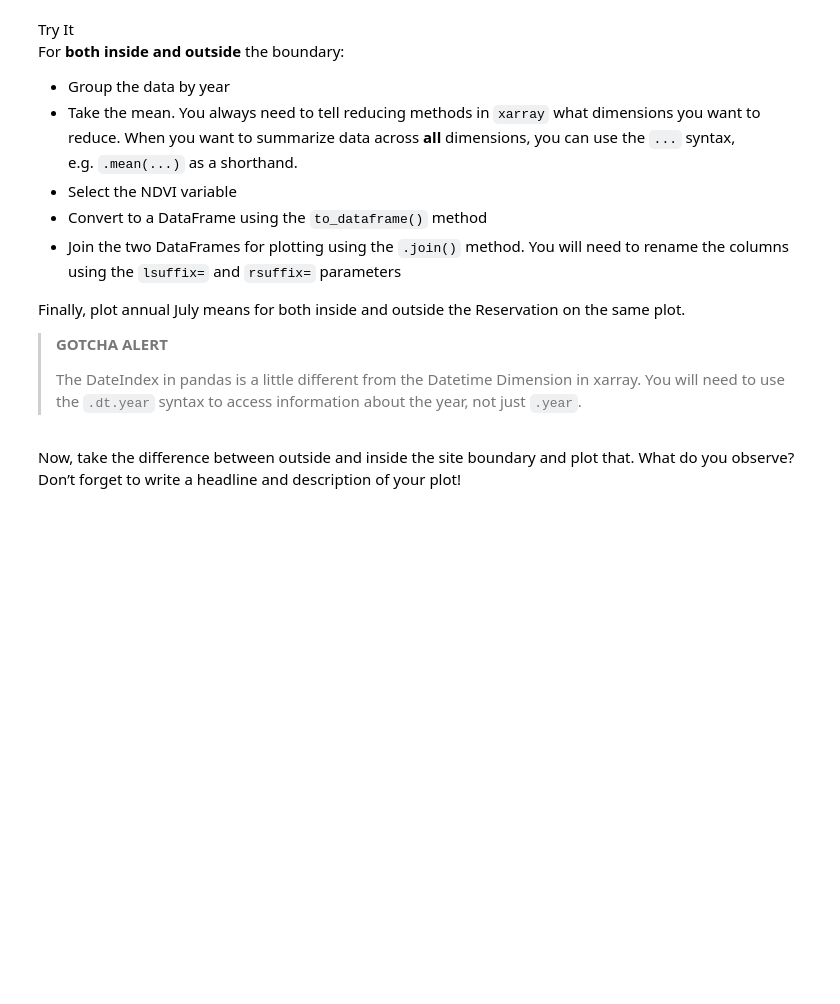
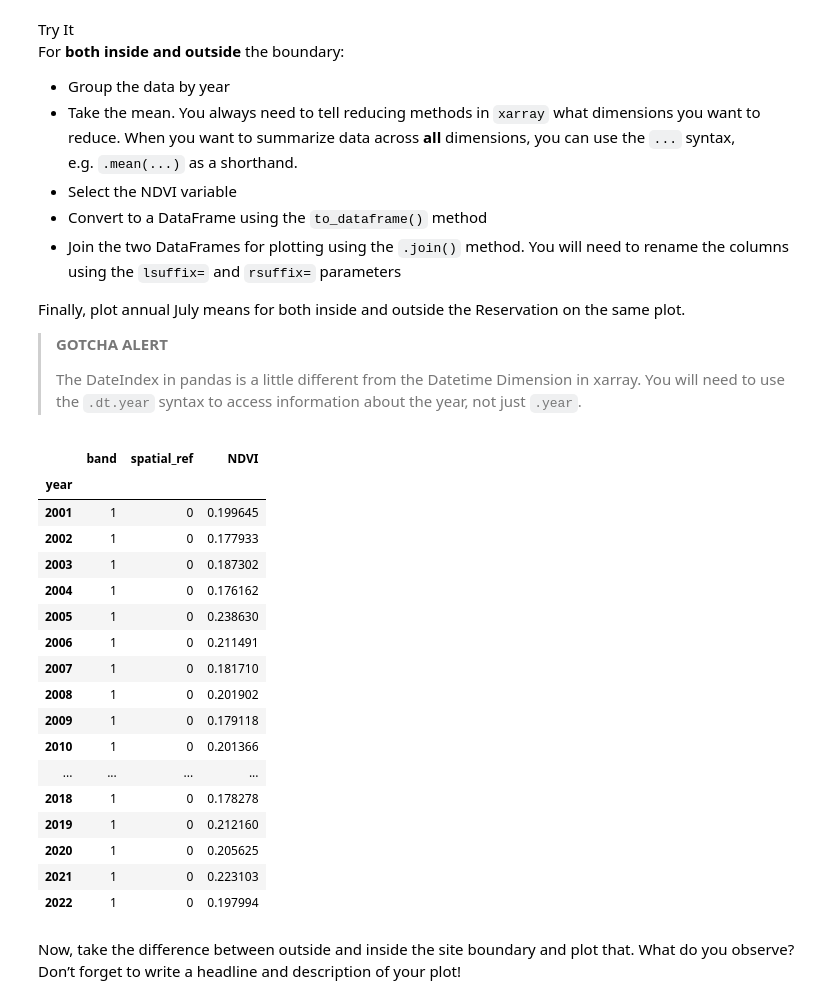
Before and after one commit to earthlab-education/04-vegetation-Livian-Von-Dran, a Jupyter notebook: notebooks/vegetation-04-summarize.ipynb, the cells around one changed output. Drawn from its saved outputs; the diff is of its cells as text; code cells hidden in the pictures; blank space fills up the shorter version.

```diff
--- a/notebooks/vegetation-04-summarize.ipynb
+++ b/notebooks/vegetation-04-summarize.ipynb
@@ -126,4 +126,8 @@ textbook](https://www.earthdatascience.org/courses/use-data-open-source-python/i
 > when clipping - you will probably find that otherwise the cell below
 > crashes your kernel.
 # %%
-# Clip data to both inside and outside the boundary
+# Clip the NDVI data to both inside and outside the boundary
+
+# Start by printing the area inside the boundary
+ndvi_inside = ndvi_da.rio.clip(gr_boundary_gdf.geometry, from_disk=True)
+print(ndvi_inside)
@@ -155,4 +186,27 @@ Reservation on the same plot.</p></div></div>
 > Dimension in xarray. You will need to use the `.dt.year` syntax to
 > access information about the year, not just `.year`.
 # %%
-# Compute mean annual July NDVI
+# Compute the mean annual July NDVI
+# Group by year, calculate the NDVI average, then convert to a df
+july_inside_ndvi_df = ndvi_inside.groupby(
+    ndvi_inside.date.dt.year).mean(...).NDVI.to_dataframe()
+july_inside_ndvi_df
+# %% [output]
+|  | band | spatial_ref | NDVI |
+| year |  |  |  |
+| 2001 | 1 | 0 | 0.199645 |
+| 2002 | 1 | 0 | 0.177933 |
+| 2003 | 1 | 0 | 0.187302 |
+| 2004 | 1 | 0 | 0.176162 |
+| 2005 | 1 | 0 | 0.238630 |
+| 2006 | 1 | 0 | 0.211491 |
+| 2007 | 1 | 0 | 0.181710 |
+| 2008 | 1 | 0 | 0.201902 |
+| 2009 | 1 | 0 | 0.179118 |
+| 2010 | 1 | 0 | 0.201366 |
+| ... | ... | ... | ... |
+| 2018 | 1 | 0 | 0.178278 |
+| 2019 | 1 | 0 | 0.212160 |
+| 2020 | 1 | 0 | 0.205625 |
+| 2021 | 1 | 0 | 0.223103 |
+| 2022 | 1 | 0 | 0.197994 |
```
Also changed, not shown: parts of 4 cells of this notebook.
